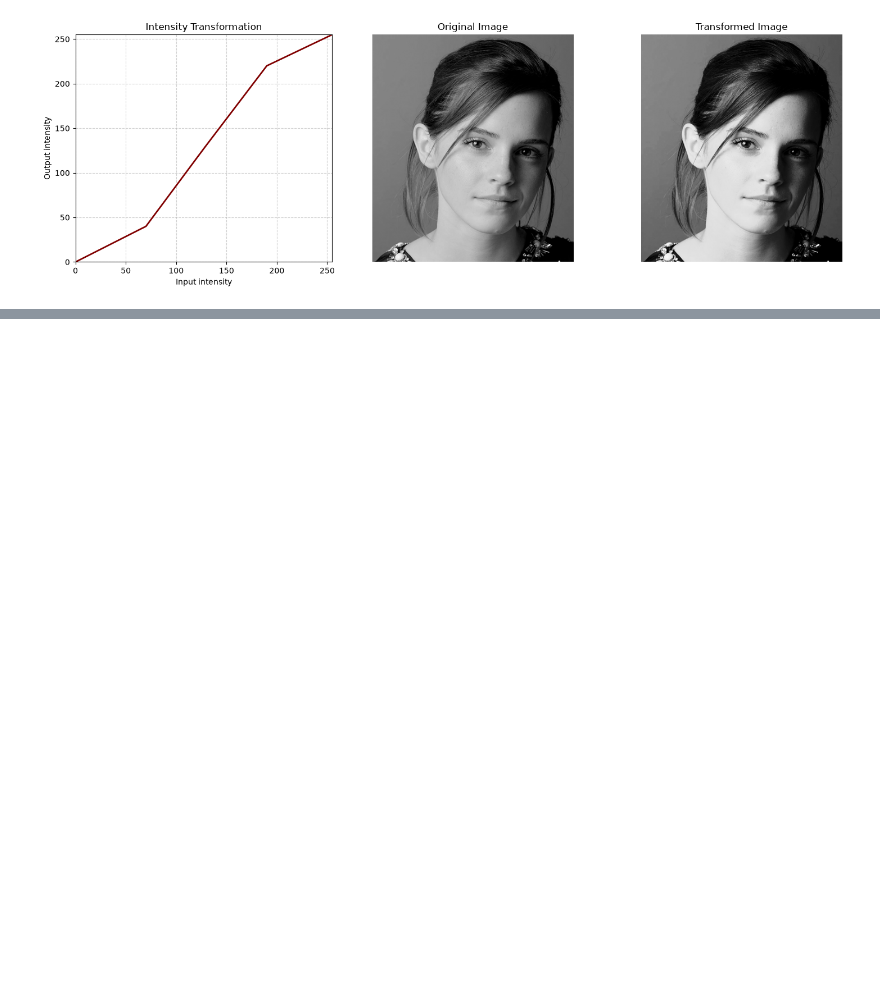
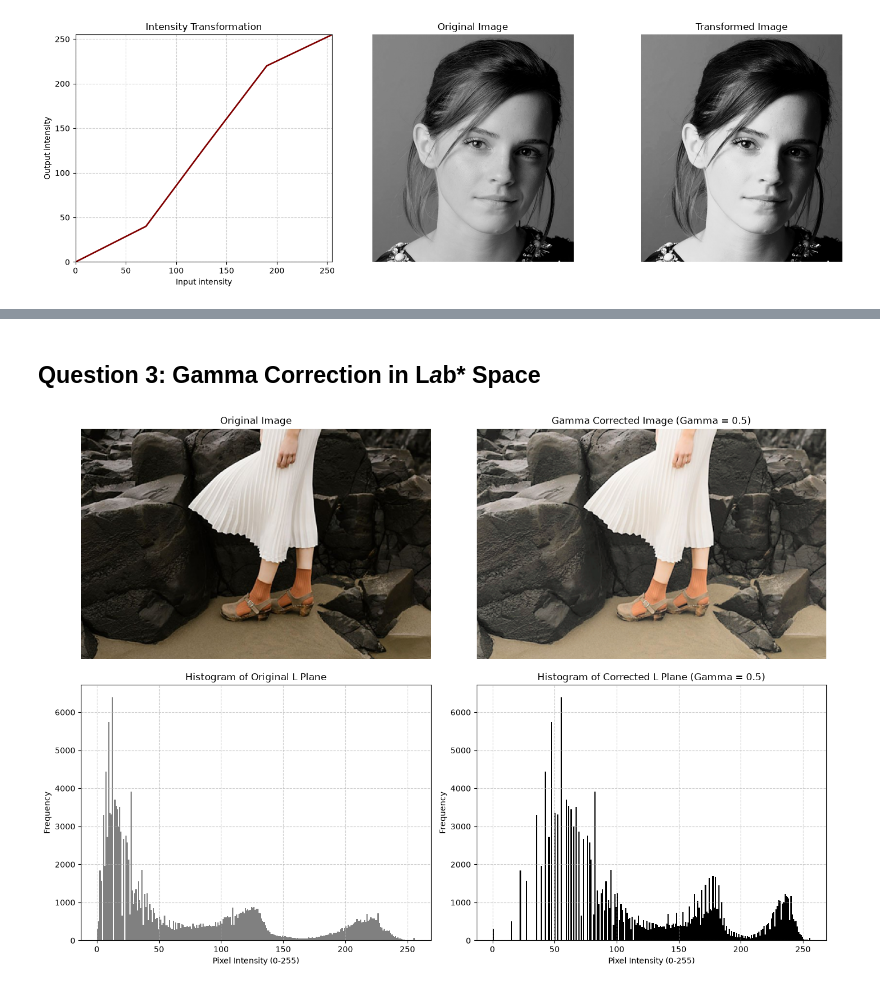
Before and after one commit to hivirup/EN3160-Assignment-1, a Jupyter notebook: 230458P_a01.ipynb, the cells around one changed output, grey strips where cells are left out. Saved outputs shown, nothing was run; the diff lists cells and outputs as text; code cells hidden in the pictures; blank space fills up the shorter version.

```diff
--- a/230458P_a01.ipynb
+++ b/230458P_a01.ipynb
@@ -174,0 +169,64 @@ else:
+# %% [markdown]
+## Question 3: Gamma Correction in L*a*b* Space
+# %%
+# 1. Load the image and convert from BGR (OpenCV default) to RGB (for Matplotlib)
+img_bgr = cv2.imread('Legs.png')
+
+if img_bgr is None:
+    print("Error: Could not load the image.")
+else:
+    img_rgb = cv2.cvtColor(img_bgr, cv2.COLOR_BGR2RGB)
+
+    # 2. Convert to L*a*b* color space
+    lab_img = cv2.cvtColor(img_rgb, cv2.COLOR_RGB2LAB)
+
+    # 3. Split into L, a, and b planes
+    l, a, b = cv2.split(lab_img)
+
+    # 4. Apply Gamma Correction to the L plane
+    gamma = 0.5  # <--- Here is the stated Gamma value
+
+    # Create a lookup table (LUT) for efficient calculation
+    x_vals = np.arange(256)
+    lut_gamma = np.array([((i / 255.0) ** gamma) * 255 for i in x_vals]).astype(np.uint8)
+
+    # Apply the LUT to the L plane
+    l_corrected = cv2.LUT(l, lut_gamma)
+
+    # 5. Merge the corrected L plane back with the original a and b planes
+    lab_corrected = cv2.merge((l_corrected, a, b))
+
+    # Convert back to RGB so we can display it properly
+    img_corrected = cv2.cvtColor(lab_corrected, cv2.COLOR_LAB2RGB)
+
+    # 6. Plotting: Display Images and Histograms as requested
+    fig, axs = plt.subplots(2, 2, figsize=(14, 10))
+
+    # Original Image
+    axs[0, 0].imshow(img_rgb)
+    axs[0, 0].set_title('Original Image')
+    axs[0, 0].axis('off')
+
+    # Gamma Corrected Image
+    axs[0, 1].imshow(img_corrected)
+    axs[0, 1].set_title(f'Gamma Corrected Image (Gamma = {gamma})')
+    axs[0, 1].axis('off')
+
+    # Original L-Plane Histogram
+    axs[1, 0].hist(l.ravel(), bins=256, range=[0, 256], color='gray')
+    axs[1, 0].set_title('Histogram of Original L Plane')
+    axs[1, 0].set_xlabel('Pixel Intensity (0-255)')
+    axs[1, 0].set_ylabel('Frequency')
+    axs[1, 0].grid(True, linestyle='--', alpha=0.6)
+
+    # Corrected L-Plane Histogram
+    axs[1, 1].hist(l_corrected.ravel(), bins=256, range=[0, 256], color='black')
+    axs[1, 1].set_title(f'Histogram of Corrected L Plane (Gamma = {gamma})')
+    axs[1, 1].set_xlabel('Pixel Intensity (0-255)')
+    axs[1, 1].set_ylabel('Frequency')
+    axs[1, 1].grid(True, linestyle='--', alpha=0.6)
+
+    plt.tight_layout()
+    plt.show()
+# %% [output]
+[figure, added]
```
Also changed, not shown: parts of 10 cells of this notebook, 3 other files.
